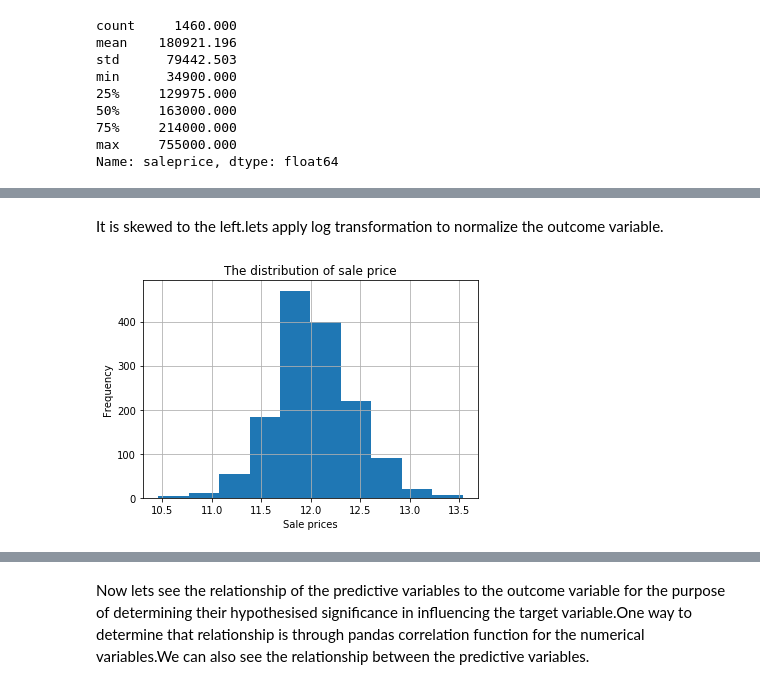
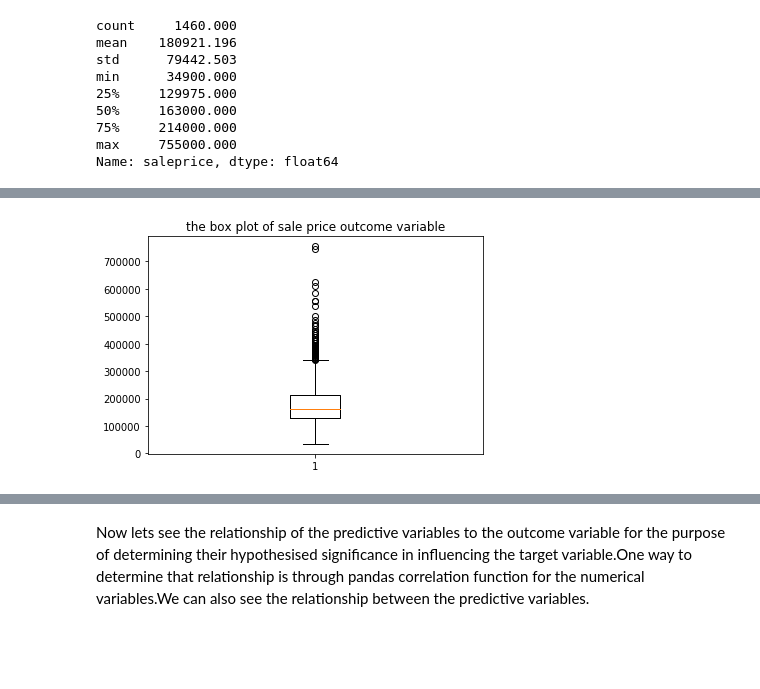
Before and after one commit to AmanuelKG/sharing_thinkful, a Jupyter notebook: supervised_regression/Supervised_regression_challenge.ipynb, the cells around one changed output, grey strips where cells are left out. Drawn from its saved outputs; the diff is of its cells as text; code cells hidden in the pictures; blank space fills up the shorter version.

```diff
--- a/supervised_regression/Supervised_regression_challenge.ipynb
+++ b/supervised_regression/Supervised_regression_challenge.ipynb
@@ -244,10 +237,5 @@ plt.ylabel('Frequency');
-# %% [markdown]
-It is skewed to the left.lets apply log transformation to normalize the outcome variable.
-# %%
-new_house_prices['saleprice'] = np.log1p(new_house_prices['saleprice'])
-new_house_prices.saleprice.hist()
-plt.title('The distribution of sale price')
-plt.xlabel('Sale prices')
-plt.ylabel('Frequency');
-# %% [output]
-[figure, removed]
+# %%
+plt.boxplot(new_house_prices['saleprice']);
+plt.title('the box plot of sale price outcome variable');
+# %% [output]
+[figure, added]
```
Also changed, not shown: parts of 16 cells of this notebook.
